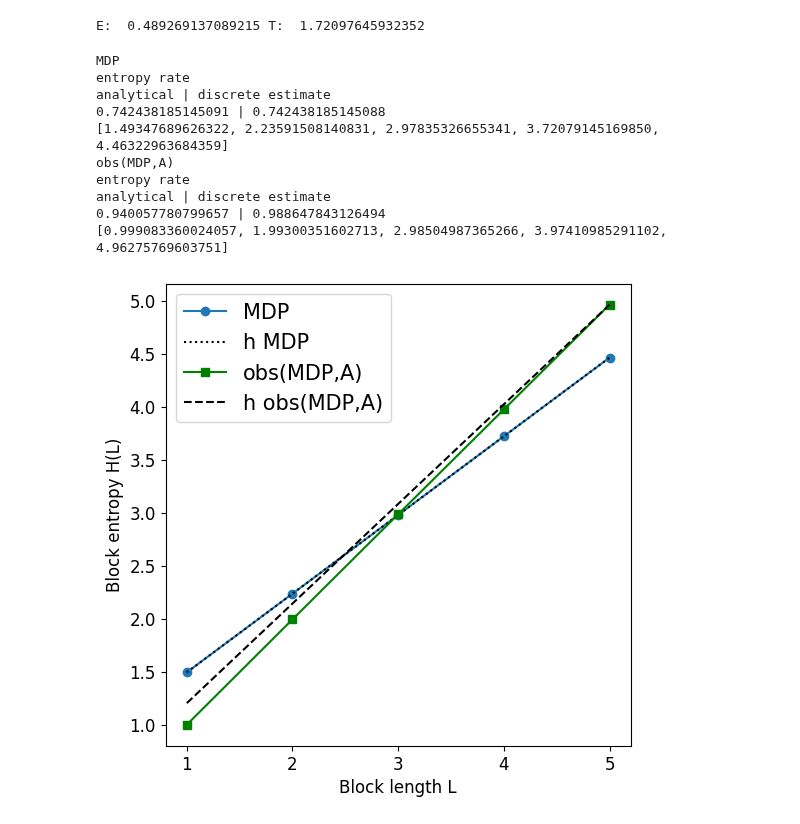
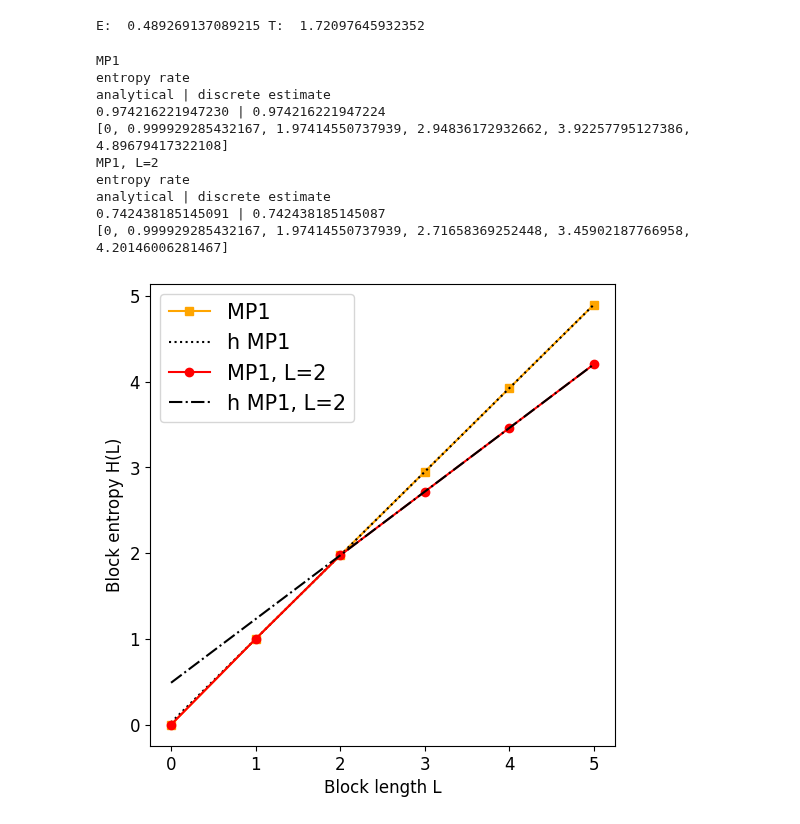
Before and after one commit to LukasPrader/BscThesis_Physics_uibk, a Jupyter notebook: work_outline.ipynb, the cells around one changed output. Cells and saved outputs as stored; diff of their text form; code cells hidden in the pictures.

Commit message:
version with plot with MP1 length 2 memory

```diff
--- a/work_outline.ipynb
+++ b/work_outline.ipynb
@@ -349,63 +349,70 @@ P_mdp_full = sym.Matrix([[a0*(1-x), (1-a0)*(1-x), a0*x, (1-a0)*x, 0], # AS0
                          [a2*1, (1-a2)*1, 0, 0, 0]])# WS2
 
 stat_mdp_full = MP_stat_dist(P_mdp_full)
-vects = [stat_mdp_full, stat_mdp_full, stat_mdp_full, stat_mdp_full]
-labels = ["MDP_full", "MDP", "obs(MDP,L)", "obs(MDP,A)"]
-markers = ["p", "o", "^", "s"]
-Ps = [P_mdp_full, P_mdp_full, P_mdp_full, P_mdp_full]
+
+# dd dl ld ll
+P_mp1_2 = sym.Matrix([[1-x, x, 0, 0], [0, 0, a1, 1-a1], [1-x, x, 0, 0], [0, 0, 1, 0]])
+stat_mp1_2 = MP_stat_dist(P_mp1_2)
+
+vects = [stat_mp1, stat_mdp_full, stat_mdp_full, stat_mdp_full, stat_mp1_2]
+labels = ["MP1", "MDP", "obs(MDP,L)", "obs(MDP,A)", "MP1, L=2"]
+markers = ["s", "o", "^", "p", "o"]
+Ps = [P_mp1, P_mdp_full, P_mdp_full, P_mdp_full, P_mp1_2]
 mapping = [{0:0, 1:1, 2:2, 3:3, 4:4}, {0:0, 1:0, 2:1, 3:1, 4:2},
-           {0:0, 1:0, 2:1, 3:1, 4:1}, {0:0, 1:1, 2:0, 3:1, 4:1}]
-cols = ["C0", "C0", "green", "green"]
+           {0:0, 1:0, 2:1, 3:1, 4:1}, {0:0, 1:1, 2:0, 3:1, 4:1}, {0:0, 1:1, 2:0, 3:1}]
+cols = ["orange", "C0", "green", "green", "red"]
 
 plt.figure(figsize =(6,6))
 
-for n in [1, 3]:
+for n in [0, 4]:
     vect = vects[n]
     P_s = Ps[n]
     vars = [x, a0, a1, a2]
     vals = [0.6, 0.5, 0.3, 0.7]
-    l_ls = [":", ":", "-.", "--"]
+    l_ls = [":", ":", "--", "--", "-."]
 
     vect = vect.subs({vars[i]: vals[i] for i in range(len(vars))})
     P_s = P_s.subs({vars[i]: vals[i] for i in range(len(vars))})
 
     init = vect  # init = stationary
     max_len = 6
-    lengths = range(1, max_len)
+    lengths = range(0, max_len)
 
     ent_rate = MP_entropy_rate(vect, P_s, mapping[n])
     block_ents = [MP_block_entropy(P_s, l, init, mapping[n]) for l in lengths]
 
     print(labels[n])
     print("entropy rate")
     print("analytical | discrete estimate")
     print(ent_rate, "|", block_ents[-1] - block_ents[-2])
     print(block_ents)
 
+    #block_ents.insert(0,0)
+
     plt.plot(lengths, block_ents, color = cols[n], marker=markers[n], label=labels[n])
     # plot excess entropy estimate
     ent_rate_est = block_ents[-1] - block_ents[-2]
-    plt.plot(np.arange(1, max_len), ent_rate*np.arange(1, max_len) +
+    plt.plot(np.arange(0, max_len), ent_rate*np.arange(0, max_len) +
                 (block_ents[-1]-ent_rate*(max_len-1)), color="black", ls=l_ls[n], label=str("h "+labels[n]))
 
 plt.rc('axes', labelsize=12)
 plt.rc('xtick', labelsize=12)
 plt.rc('ytick', labelsize=12)
 plt.rc('legend', fontsize=15)
 plt.xlabel("Block length L")
 plt.ylabel("Block entropy H(L)")
-plt.xticks([1,2,3,4,5])
+plt.xticks([0,1,2,3,4,5])
 plt.legend()
 plt.show()
 # %% [output]
-MDP
+MP1
 entropy rate
 analytical | discrete estimate
-0.742438185145091 | 0.742438185145088
-[1.49347689626322, 2.23591508140831, 2.97835326655341, 3.72079145169850, 4.46322963684359]
-obs(MDP,A)
+0.974216221947230 | 0.974216221947224
+[0, 0.999929285432167, 1.97414550737939, 2.94836172932662, 3.92257795127386, 4.89679417322108]
+MP1, L=2
 entropy rate
 analytical | discrete estimate
-0.940057780799657 | 0.988647843126494
-[0.999083360024057, 1.99300351602713, 2.98504987365266, 3.97410985291102, 4.96275769603751]
+0.742438185145091 | 0.742438185145087
+[0, 0.999929285432167, 1.97414550737939, 2.71658369252448, 3.45902187766958, 4.20146006281467]
-[figure, old version]
+[figure, new version]
```
Also changed, not shown: parts of 1 cell of this notebook.
